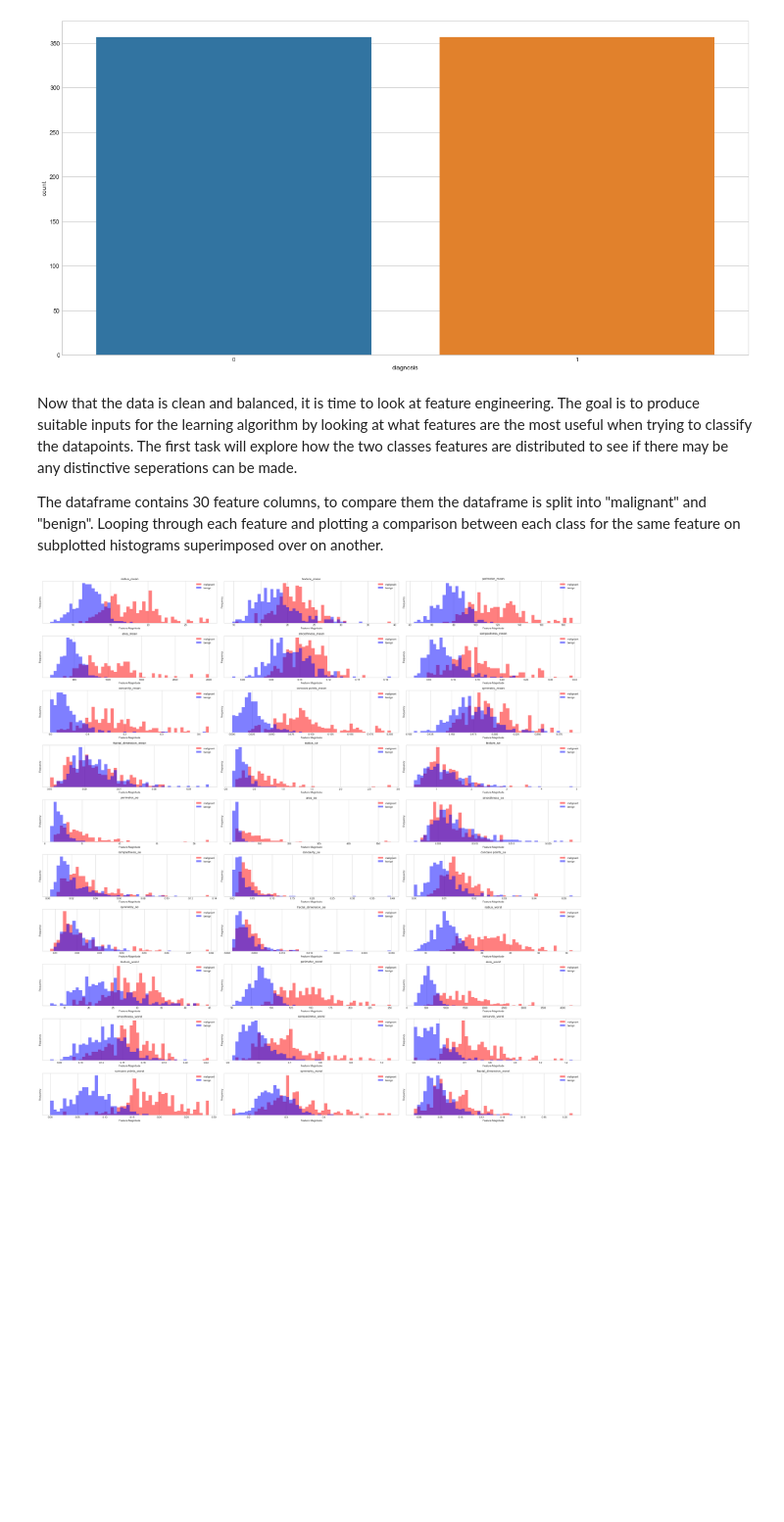
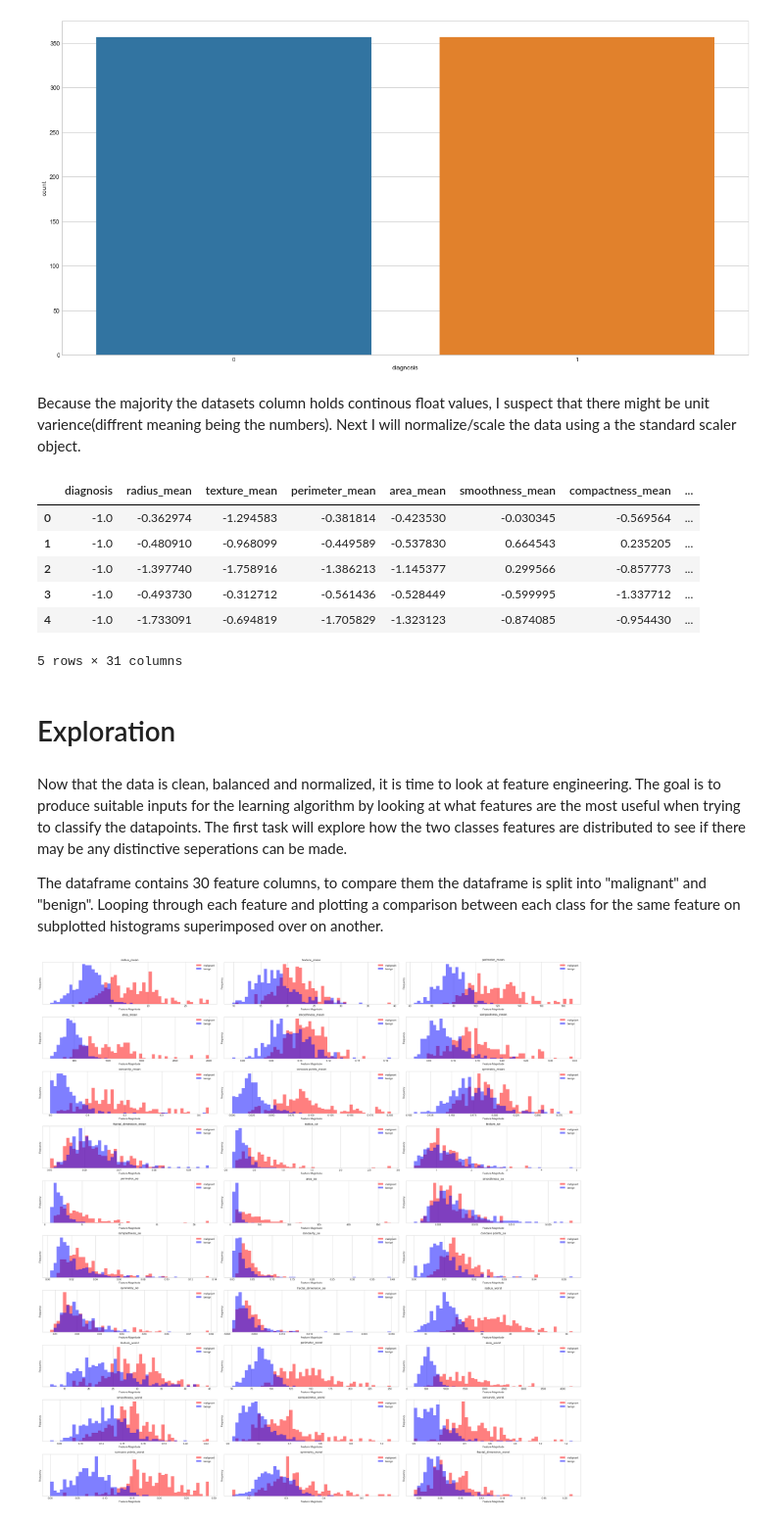
Before and after one commit to BenjaminIsaac0111/Cancer-Prediction-Model, a Jupyter notebook: Cancer Prediction.ipynb, the cells around one changed output. Shown at 98% size. Cells and saved outputs as stored; diff of their text form; code cells hidden in the pictures; blank space fills up the shorter version.

```diff
--- a/Cancer Prediction.ipynb
+++ b/Cancer Prediction.ipynb
@@ -127,8 +111,26 @@ print(maligantRate.round(2), '% Positive within this dataset.')
 # %% [output]
 0.5 % Positive within this dataset.
 [figure]
+# %% [markdown]
+Because the majority the datasets column holds continous float values, I suspect that there might be unit varience(diffrent meaning being the numbers). Next I will normalize/scale the data using a the standard scaler object.
+# %%
+scaler = preprocessing.StandardScaler()
+scaler.fit(df)
+_df = scaler.transform(df)
+_df = pd.DataFrame(_df, columns=df.columns.values)
+_df.head()
+# %% [output]
+|  | diagnosis | radius_mean | texture_mean | perimeter_mean | area_mean | smoothness_mean | compactness_mean | ... |
+| 0 | -1.0 | -0.362974 | -1.294583 | -0.381814 | -0.423530 | -0.030345 | -0.569564 | ... |
+| 1 | -1.0 | -0.480910 | -0.968099 | -0.449589 | -0.537830 | 0.664543 | 0.235205 | ... |
+| 2 | -1.0 | -1.397740 | -1.758916 | -1.386213 | -1.145377 | 0.299566 | -0.857773 | ... |
+| 3 | -1.0 | -0.493730 | -0.312712 | -0.561436 | -0.528449 | -0.599995 | -1.337712 | ... |
+| 4 | -1.0 | -1.733091 | -0.694819 | -1.705829 | -1.323123 | -0.874085 | -0.954430 | ... |
+5 rows × 31 columns
+# %% [markdown]
+# Exploration
 # %% [markdown]
-Now that the data is clean and balanced, it is time to look at feature engineering. The goal is to produce suitable inputs for the learning algorithm by looking at what features are the most useful when trying to classify the datapoints. The first task will explore how the two classes features are distributed to see if there may be any distinctive seperations can be made.
+Now that the data is clean, balanced and normalized, it is time to look at feature engineering. The goal is to produce suitable inputs for the learning algorithm by looking at what features are the most useful when trying to classify the datapoints. The first task will explore how the two classes features are distributed to see if there may be any distinctive seperations can be made.
 
 The dataframe contains 30 feature columns, to compare them the dataframe is split into "malignant" and "benign". Looping through each feature and plotting a comparison between each class for the same feature on subplotted histograms superimposed over on another.
 # %%
```
Also changed, not shown: parts of 35 cells of this notebook.
